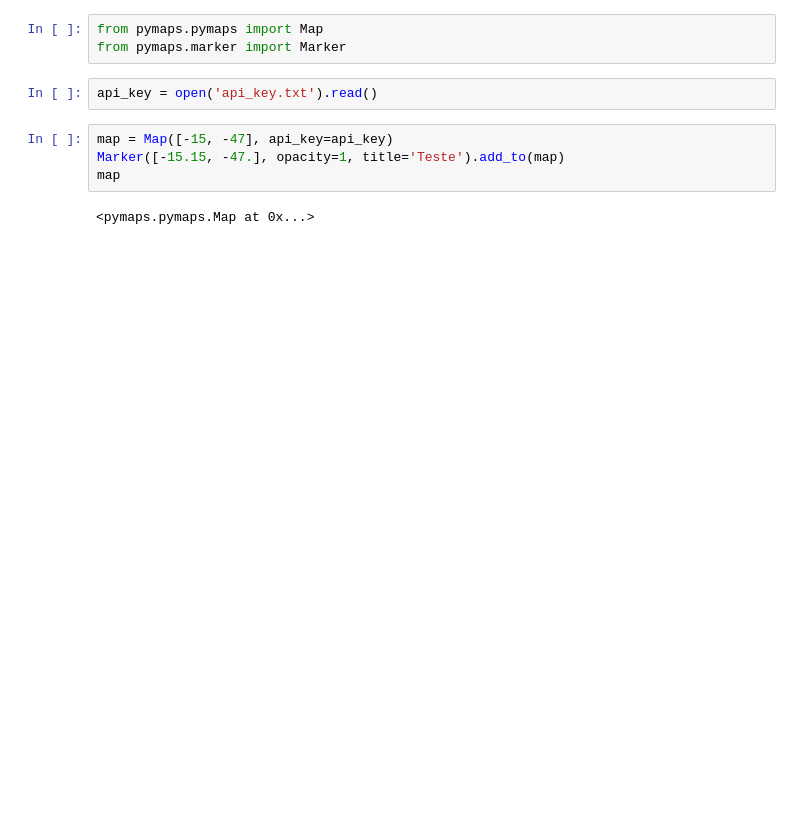
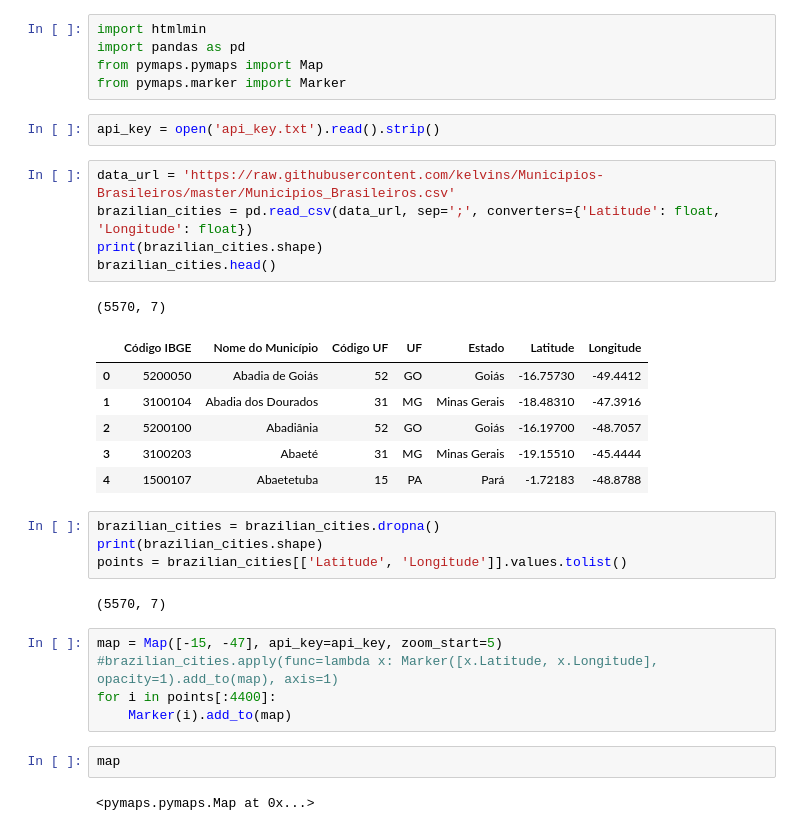
Before and after one commit to rafpyprog/pymaps, a Jupyter notebook: examples/markers.ipynb, the cells around one changed output. Saved outputs shown, nothing was run; the diff lists cells and outputs as text; blank space fills up the shorter version.

```diff
--- a/examples/markers.ipynb
+++ b/examples/markers.ipynb
@@ -1,11 +1,35 @@
 # %%
+import htmlmin
+import pandas as pd
 from pymaps.pymaps import Map
 from pymaps.marker import Marker
 # %%
-api_key = open('api_key.txt').read()
+api_key = open('api_key.txt').read().strip()
+# %%
+data_url = 'https://raw.githubusercontent.com/kelvins/Municipios-Brasileiros/master/Municipios_Brasileiros.csv'
+brazilian_cities = pd.read_csv(data_url, sep=';', converters={'Latitude': float, 'Longitude': float})
+print(brazilian_cities.shape)
+brazilian_cities.head()
+# %% [output]
+(5570, 7)
+|  | Código IBGE | Nome do Município | Código UF | UF | Estado | Latitude | Longitude |
+| 0 | 5200050 | Abadia de Goiás | 52 | GO | Goiás | -16.75730 | -49.4412 |
+| 1 | 3100104 | Abadia dos Dourados | 31 | MG | Minas Gerais | -18.48310 | -47.3916 |
+| 2 | 5200100 | Abadiânia | 52 | GO | Goiás | -16.19700 | -48.7057 |
+| 3 | 3100203 | Abaeté | 31 | MG | Minas Gerais | -19.15510 | -45.4444 |
+| 4 | 1500107 | Abaetetuba | 15 | PA | Pará | -1.72183 | -48.8788 |
+# %%
+brazilian_cities = brazilian_cities.dropna()
+print(brazilian_cities.shape)
+points = brazilian_cities[['Latitude', 'Longitude']].values.tolist()
+# %% [output]
+(5570, 7)
 # %%
-map = Map([-15, -47], api_key=api_key)
-Marker([-15.15, -47.], opacity=1, title='Teste').add_to(map)
-map
+map = Map([-15, -47], api_key=api_key, zoom_start=5)
+#brazilian_cities.apply(func=lambda x: Marker([x.Latitude, x.Longitude], opacity=1).add_to(map), axis=1)
+for i in points[:4400]:
+    Marker(i).add_to(map)
-# %% [output]
-<pymaps.pymaps.Map at 0x...>
+# %%
+map
+# %% [output]
+<pymaps.pymaps.Map at 0x...>
```
Also changed, not shown: parts of 2 cells of this notebook, 2 other files.
